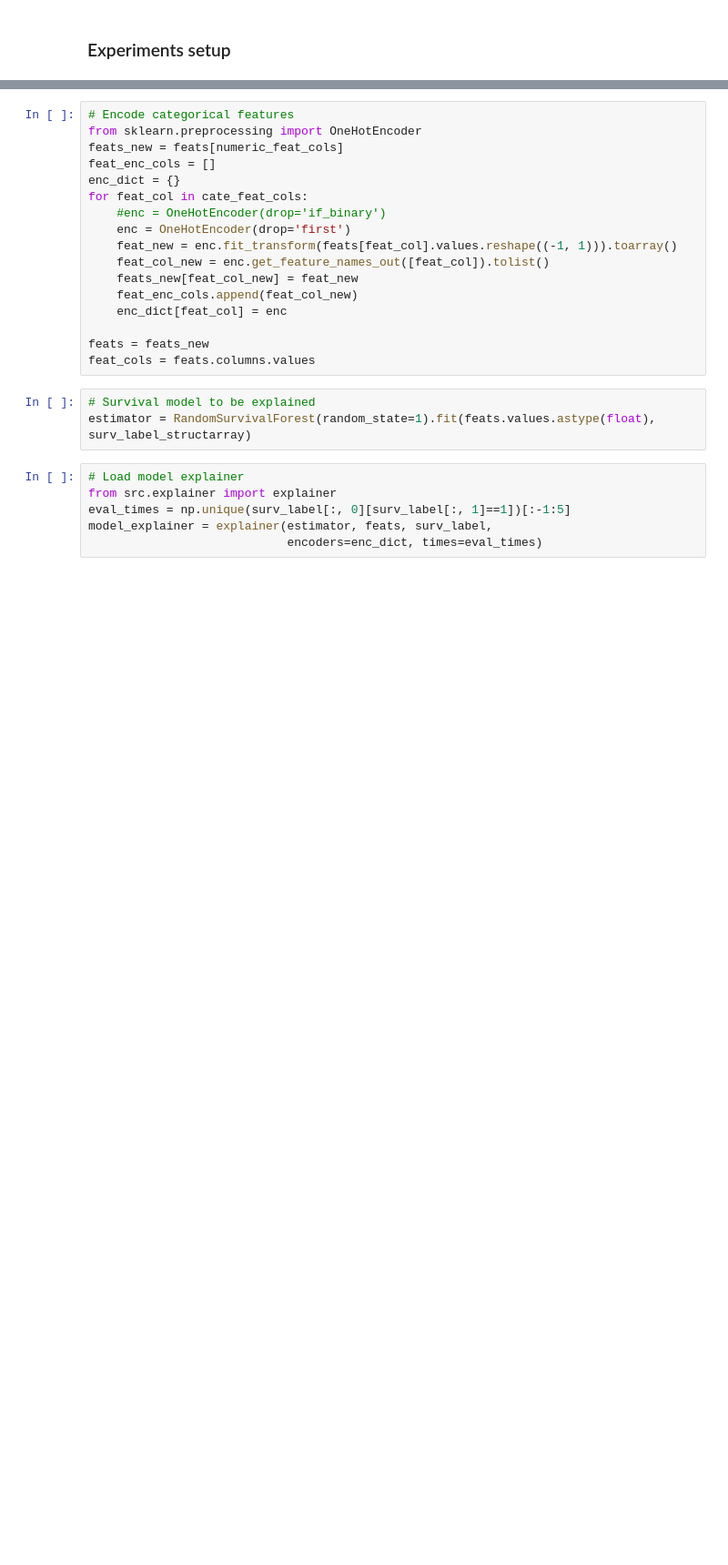
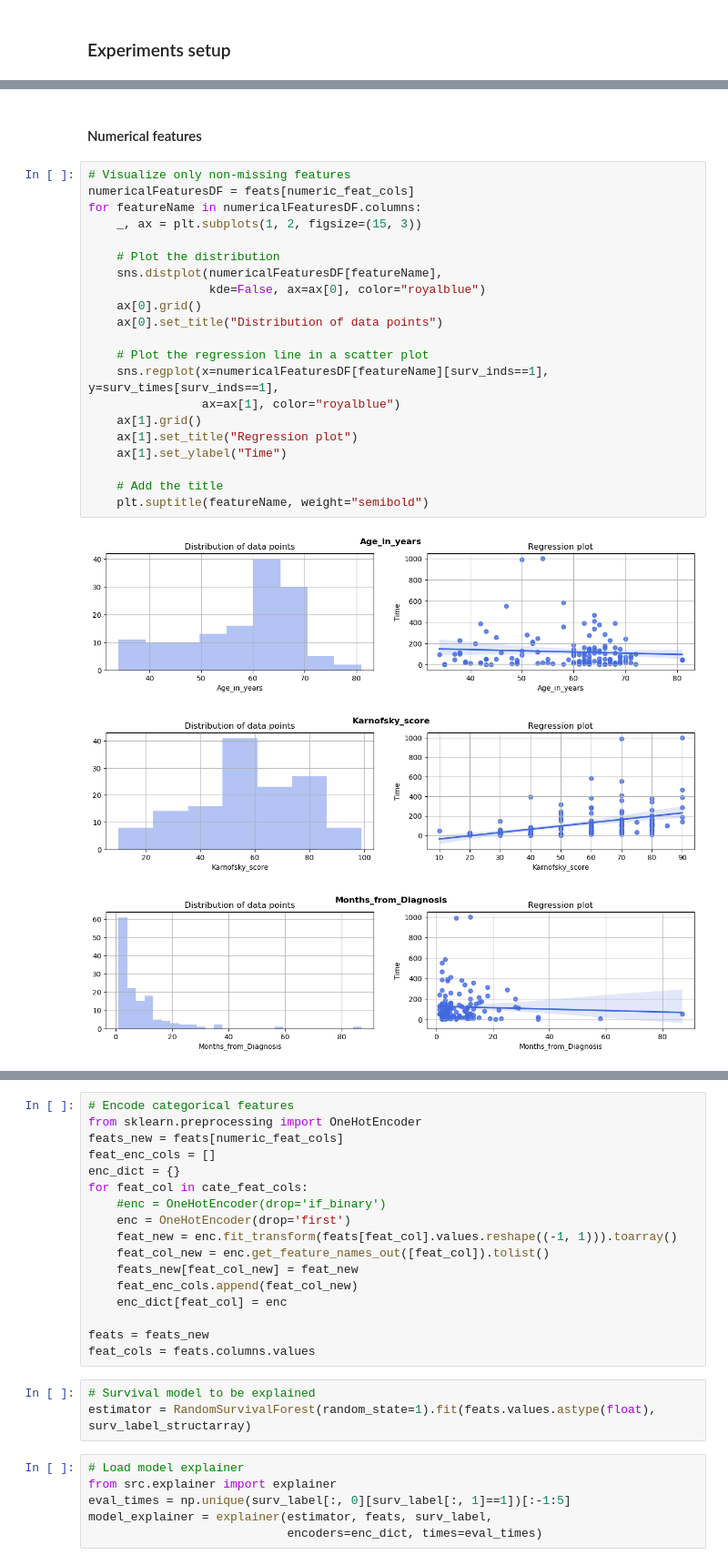
Before and after one commit to TeamHeKA/survinsights, a Jupyter notebook: tutorials-veterans-RSF.ipynb, the cells around one changed output, grey strips where cells are left out. Shown at 91% size. Drawn from its saved outputs; the diff is of its cells as text; blank space fills up the shorter version.

```diff
--- a/tutorials-veterans-RSF.ipynb
+++ b/tutorials-veterans-RSF.ipynb
@@ -22,0 +132,27 @@ cate_feat_cols = [col for col in feat_cols if col not in numeric_feat_cols]
+# %% [markdown]
+#### Numerical features
+# %%
+# Visualize only non-missing features
+numericalFeaturesDF = feats[numeric_feat_cols]
+for featureName in numericalFeaturesDF.columns:
+    _, ax = plt.subplots(1, 2, figsize=(15, 3))
+
+    # Plot the distribution
+    sns.distplot(numericalFeaturesDF[featureName],
+                 kde=False, ax=ax[0], color="royalblue")
+    ax[0].grid()
+    ax[0].set_title("Distribution of data points")
+
+    # Plot the regression line in a scatter plot
+    sns.regplot(x=numericalFeaturesDF[featureName][surv_inds==1], y=surv_times[surv_inds==1],
+                ax=ax[1], color="royalblue")
+    ax[1].grid()
+    ax[1].set_title("Regression plot")
+    ax[1].set_ylabel("Time")
+
+    # Add the title
+    plt.suptitle(featureName, weight="semibold")
+# %% [output]
+[figure, added]
+[figure, added]
+[figure, added]
```
Also changed, not shown: parts of 13 cells of this notebook.
